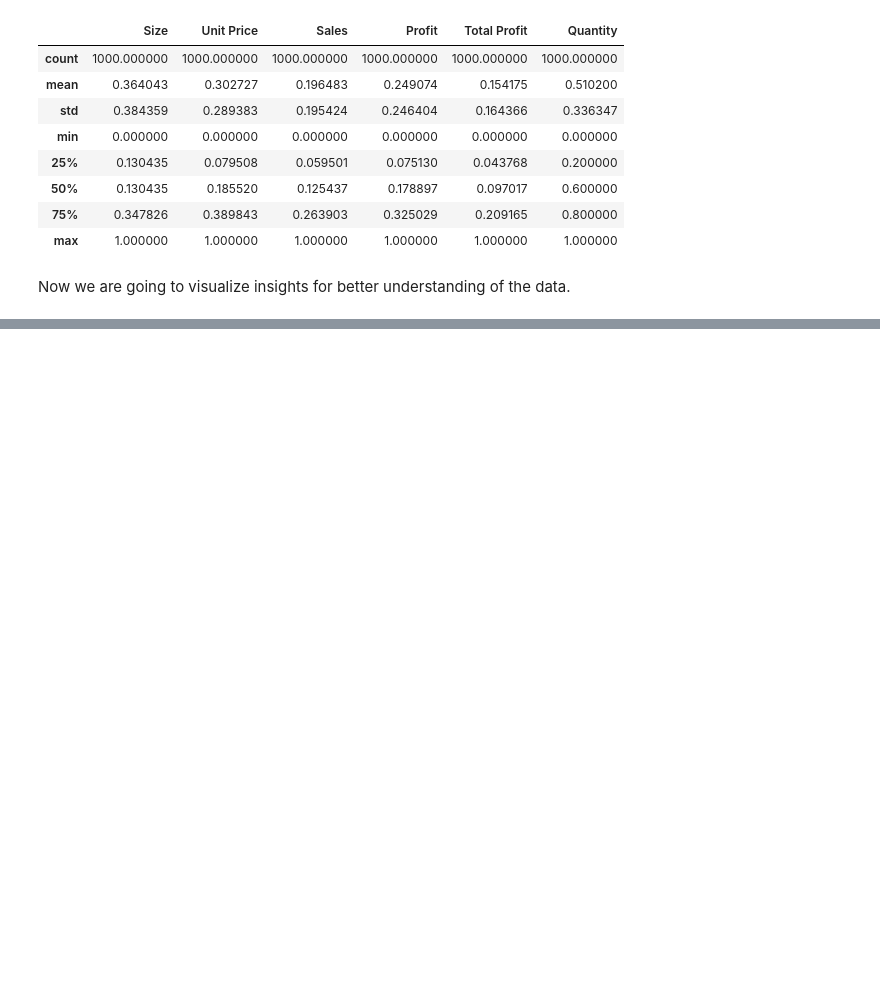
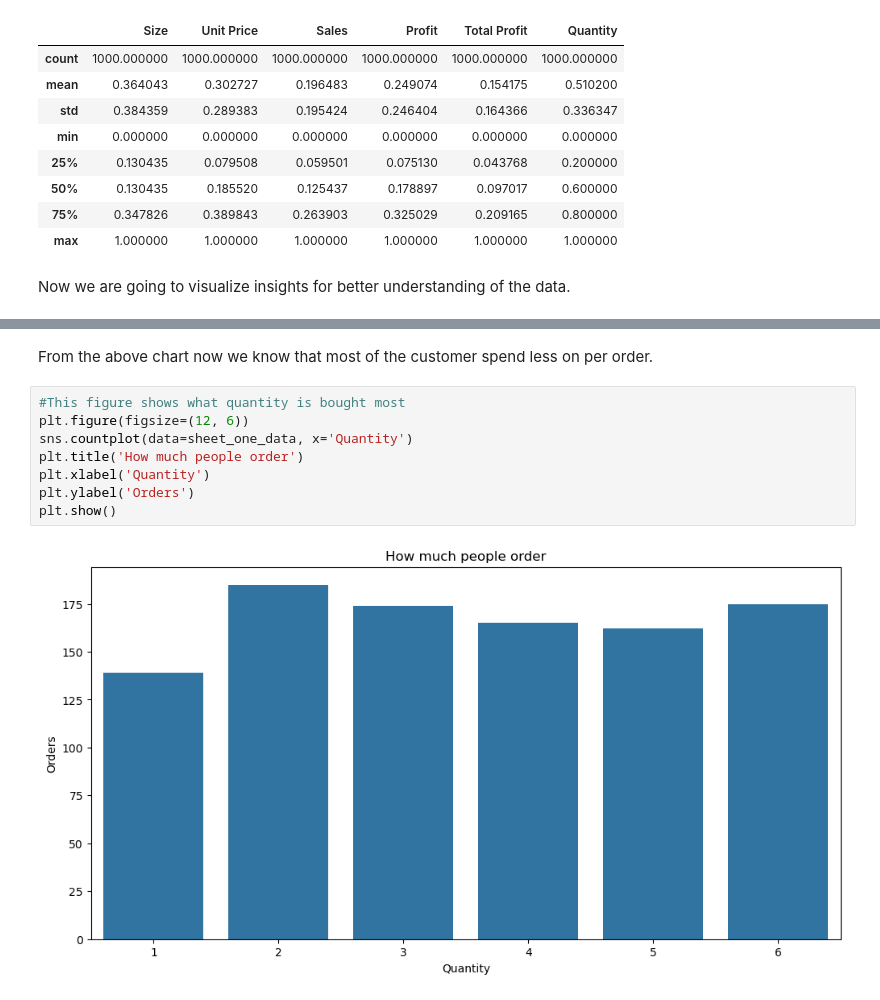
Before and after one commit to Ujjwal-kc/Data-Analysis-Certification-Task, a Jupyter notebook: main.ipynb, the cells around one changed output, grey strips where cells are left out. Cells and saved outputs as stored; diff of their text form; blank space fills up the shorter version.

```diff
--- a/main.ipynb
+++ b/main.ipynb
@@ -544,0 +638,12 @@ Now we are going to visualize insights for better understanding of the data.
+# %% [markdown]
+From the above chart now we know that most of the customer spend less on per order.
+# %%
+#This figure shows what quantity is bought most
+plt.figure(figsize=(12, 6))
+sns.countplot(data=sheet_one_data, x='Quantity')
+plt.title('How much people order')
+plt.xlabel('Quantity')
+plt.ylabel('Orders')
+plt.show()
+# %% [output]
+[figure, added]
```
Also changed, not shown: parts of 33 cells of this notebook.
